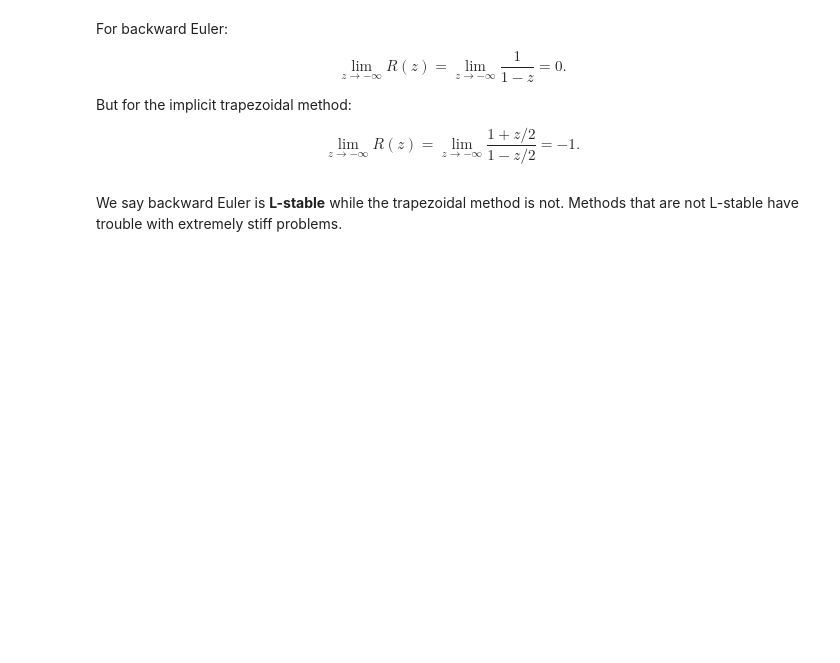
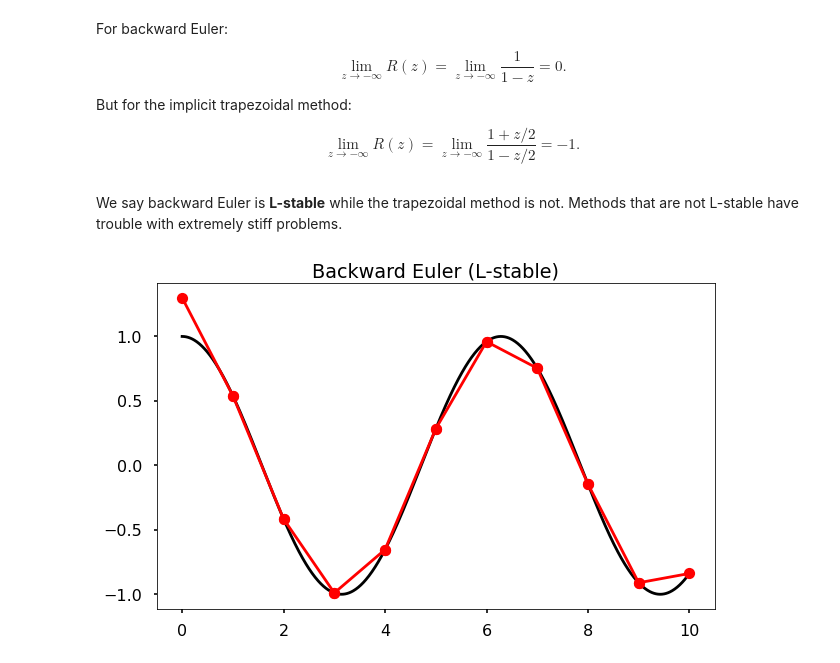
Before and after one commit to ketch/AMCS-252-2020, a Jupyter notebook: Stiffness.ipynb, the cells around one changed output. Drawn from its saved outputs; the diff is of its cells as text; code cells hidden in the pictures; blank space fills up the shorter version.

```diff
--- a/Stiffness.ipynb
+++ b/Stiffness.ipynb
@@ -243,30 +259,32 @@ $$
 # %% [markdown]
 We say backward Euler is **L-stable** while the trapezoidal method is not.  Methods that are not L-stable have trouble with extremely stiff problems.
 # %%
-lam = -1e6
+lam = -1e3
 def f(u,t):
     lamda=lam
     return lamda*(u-np.cos(t))-np.sin(t)
 
 def Backward_Euler(u,t,k,f):
     obj = lambda unew : unew - k*f(unew,t+k) - u
     unew = optimize.fsolve(obj,u)
     return unew
 
 def plot_backward_Euler(T,k):
     lamda=lam
     u=1.3
     n=np.int(np.floor(T/k))
     t,u_ex=exact_solution(lamda,1,0,T=T)
     plt.plot(t,u_ex,'k')
 
     for i in range(n):
         unew=Backward_Euler(u,i*k,k,f)
         plt.plot([i*k,(i+1)*k],[u,unew],'ro-')
         u=unew
 
 plot_backward_Euler(T=10., k=1.)
 plt.title('Backward Euler (L-stable)');
+# %% [output]
+[figure, added]
 # %%
 def Implicit_trapezoidal(u,t,k,f):
     obj = lambda unew : unew - 0.5*k*(f(u,t)+f(unew,t+k)) - u
```
Also changed, not shown: parts of 16 cells of this notebook.
